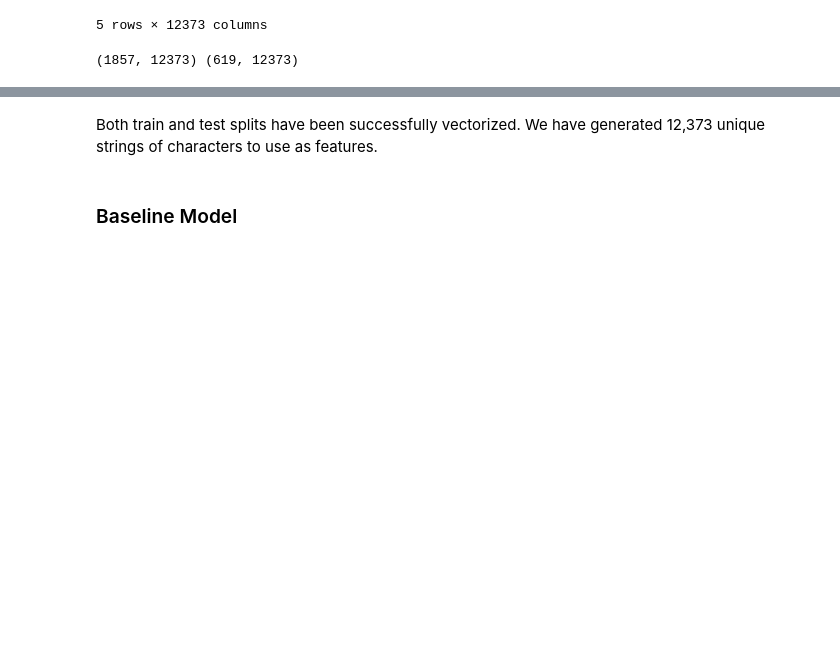
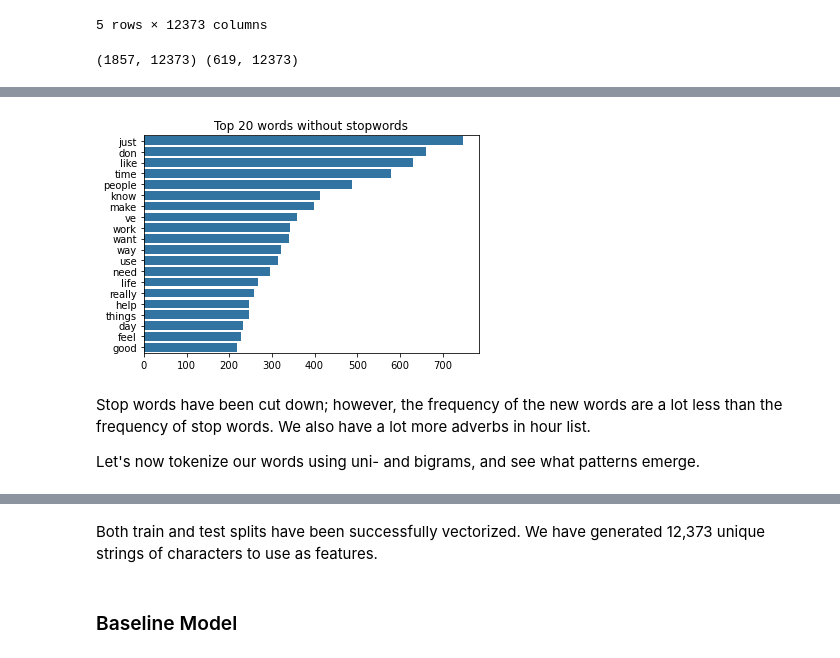
Before and after one commit to Femli/lifehacks_vs_lifeprotips, a Jupyter notebook: code/03_Feature_Engineering_EDA.ipynb, the cells around one changed output, grey strips where cells are left out. Drawn from its saved outputs; the diff is of its cells as text; code cells hidden in the pictures; blank space fills up the shorter version.

```diff
--- a/code/03_Feature_Engineering_EDA.ipynb
+++ b/code/03_Feature_Engineering_EDA.ipynb
@@ -63,0 +92,6 @@ print(X_train_cvec.shape, X_test_cvec.shape)
+# %%
+cvec2 = CountVectorizer(stop_words='english')
+# %%
+X_train_cvec2 = pd.DataFrame(cvec2.fit_transform(X_train).A, columns=cvec2.get_feature_names_out())
+X_test_cvec2 = pd.DataFrame(cvec2.transform(X_test).A, columns=cvec2.get_feature_names_out())
+X_train_cvec2.head(5)
@@ -63,0 +116,3 @@ print(X_train_cvec.shape, X_test_cvec.shape)
+# %%
+cvec2_top_20 = X_train_cvec2.sum().sort_values(ascending=False)[:20]
+cvec2_top_20
@@ -63,0 +137,10 @@ print(X_train_cvec.shape, X_test_cvec.shape)
+# %%
+sns.barplot(y=list(cvec2_top_20.index), x=cvec2_top_20.values, orient='h', color='tab:blue')
+plt.title("Top 20 words without stopwords");
+# %% [output]
+[figure, added]
+# %% [markdown]
+Stop words have been cut down; however, the frequency of the new words are a lot less than the frequency of stop words.
+We also have a lot more adverbs in hour list.
+
+Let's now tokenize our words using uni- and bigrams, and see what patterns emerge.
```
Also changed, not shown: parts of 27 cells of this notebook, 1 other file.
